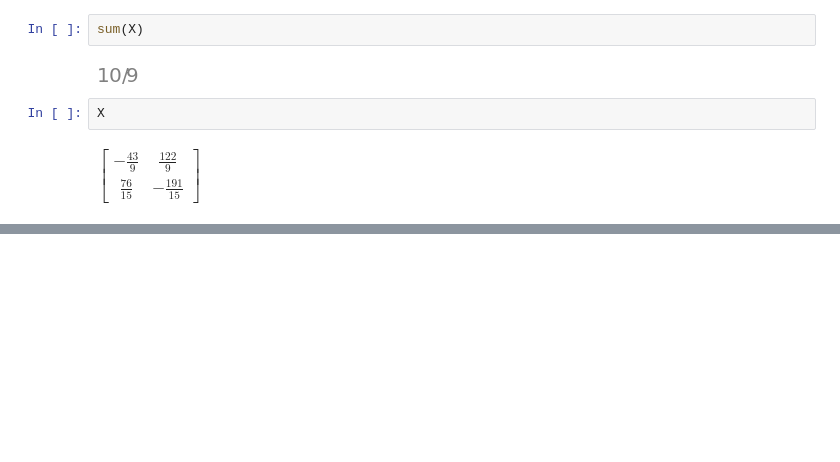
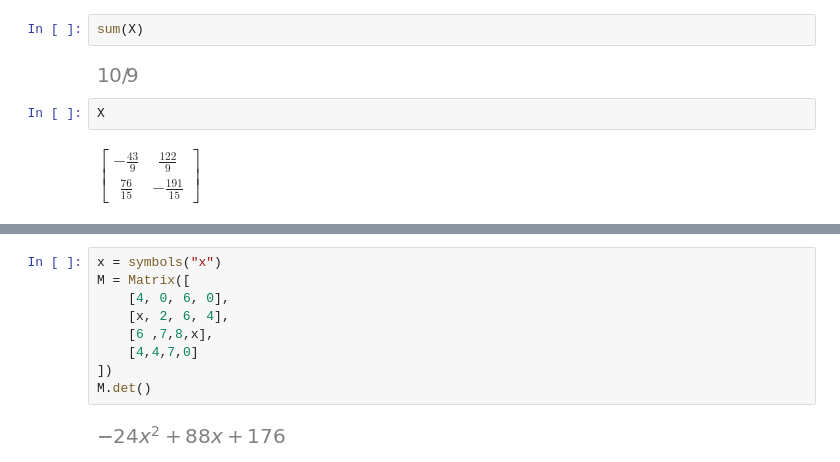
Before and after one commit to exodushka/fa, a Jupyter notebook: alag/Untitled.ipynb, the cells around one changed output, grey strips where cells are left out. Drawn from its saved outputs; the diff is of its cells as text; blank space fills up the shorter version.

```diff
--- a/alag/Untitled.ipynb
+++ b/alag/Untitled.ipynb
@@ -160,0 +237,11 @@ $\displaystyle \left[\begin{matrix}96 & 27 & 43 & 82\\6 t + 29 & 25 & 5 t & 6 t
+# %%
+x = symbols("x")
+M = Matrix([
+    [4, 0, 6, 0],
+    [x, 2, 6, 4],
+    [6 ,7,8,x],
+    [4,4,7,0]
+])
+M.det()
+# %% [output]
+[figure, added]
```
Also changed, not shown: parts of 11 cells of this notebook, 2 other files.
